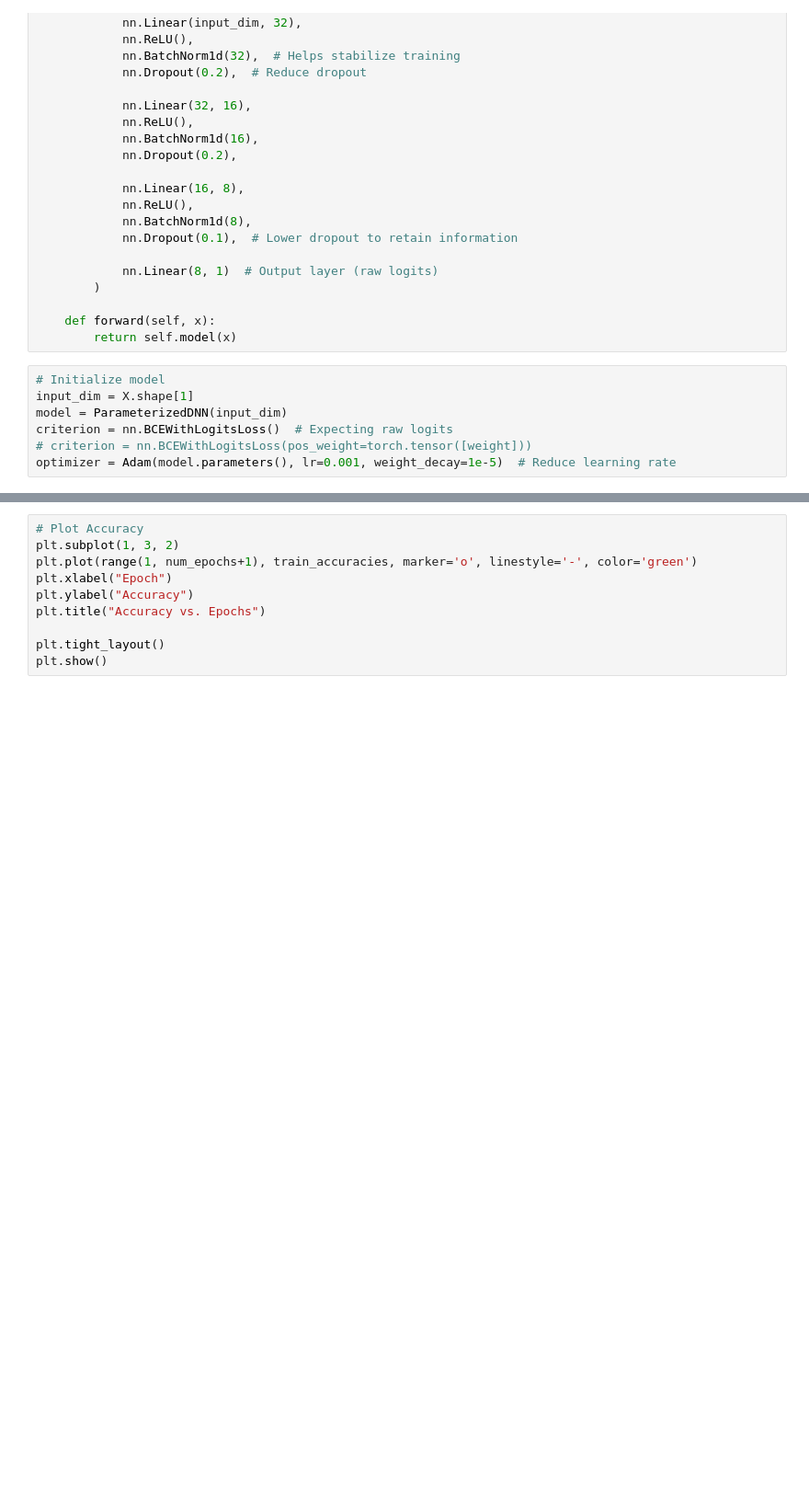
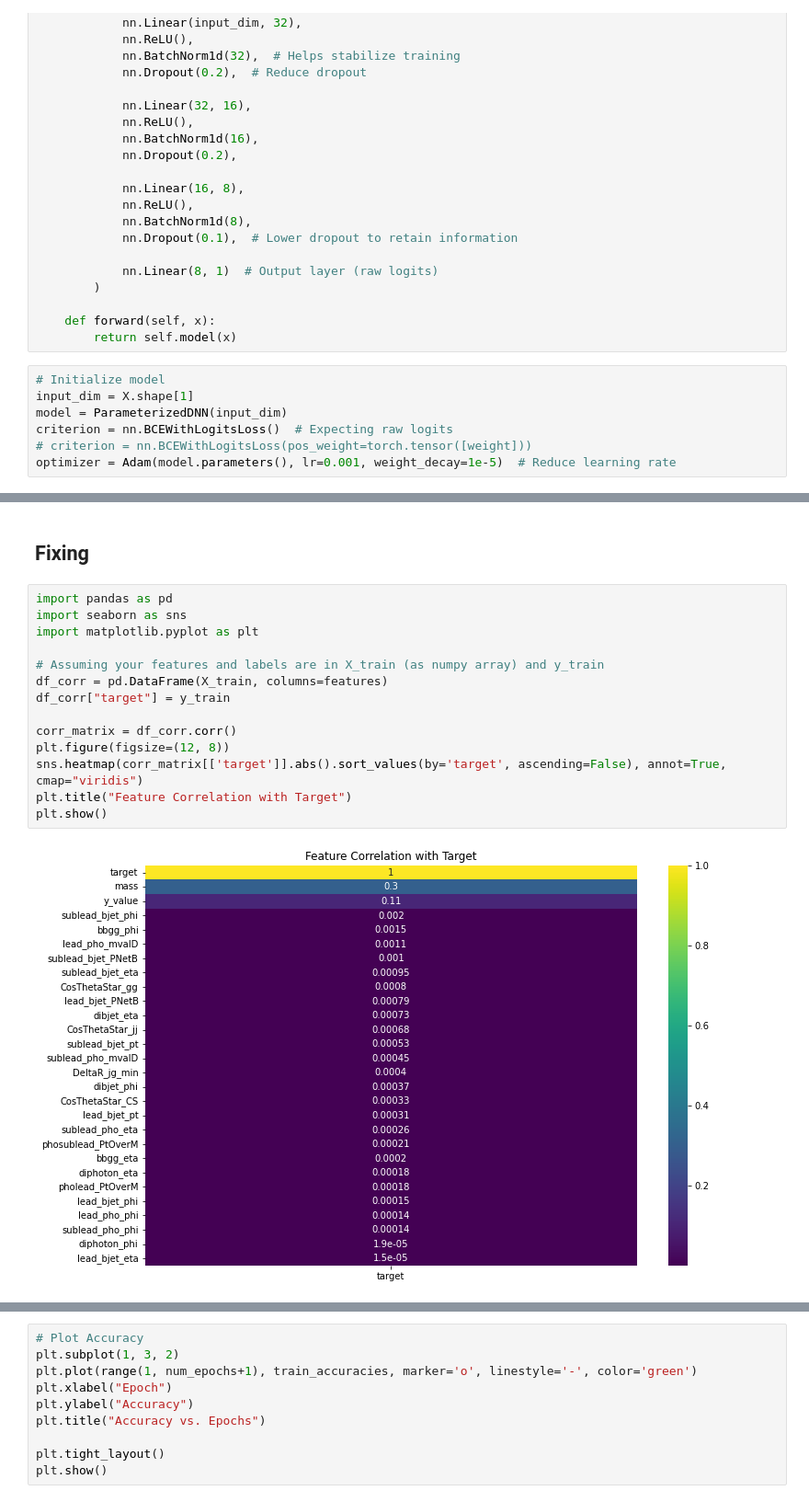
Before and after one commit to tiwariPC/hhbbgg_AwkwardAnalyzer, a Jupyter notebook: ML_Application/parametrized_DNN/parametrized_DNN-modified.ipynb, the cells around one changed output, grey strips where cells are left out. Shown at 92% size. Cells and saved outputs as stored; diff of their text form; blank space fills up the shorter version.

```diff
--- a/ML_Application/parametrized_DNN/parametrized_DNN-modified.ipynb
+++ b/ML_Application/parametrized_DNN/parametrized_DNN-modified.ipynb
@@ -304,3 +308,21 @@ print(df_combined['label'].value_counts())
+# %% [markdown]
+## Fixing
+# %%
+import pandas as pd
+import seaborn as sns
+import matplotlib.pyplot as plt
+
+# Assuming your features and labels are in X_train (as numpy array) and y_train
+df_corr = pd.DataFrame(X_train, columns=features)
+df_corr["target"] = y_train
+
+corr_matrix = df_corr.corr()
+plt.figure(figsize=(12, 8))
+sns.heatmap(corr_matrix[['target']].abs().sort_values(by='target', ascending=False), annot=True, cmap="viridis")
+plt.title("Feature Correlation with Target")
+plt.show()
+# %% [output]
+[figure, added]
 # %%
 # Plot Loss
 plt.figure(figsize=(12, 4))
```
Also changed, not shown: parts of 11 cells of this notebook, 1 other file.
